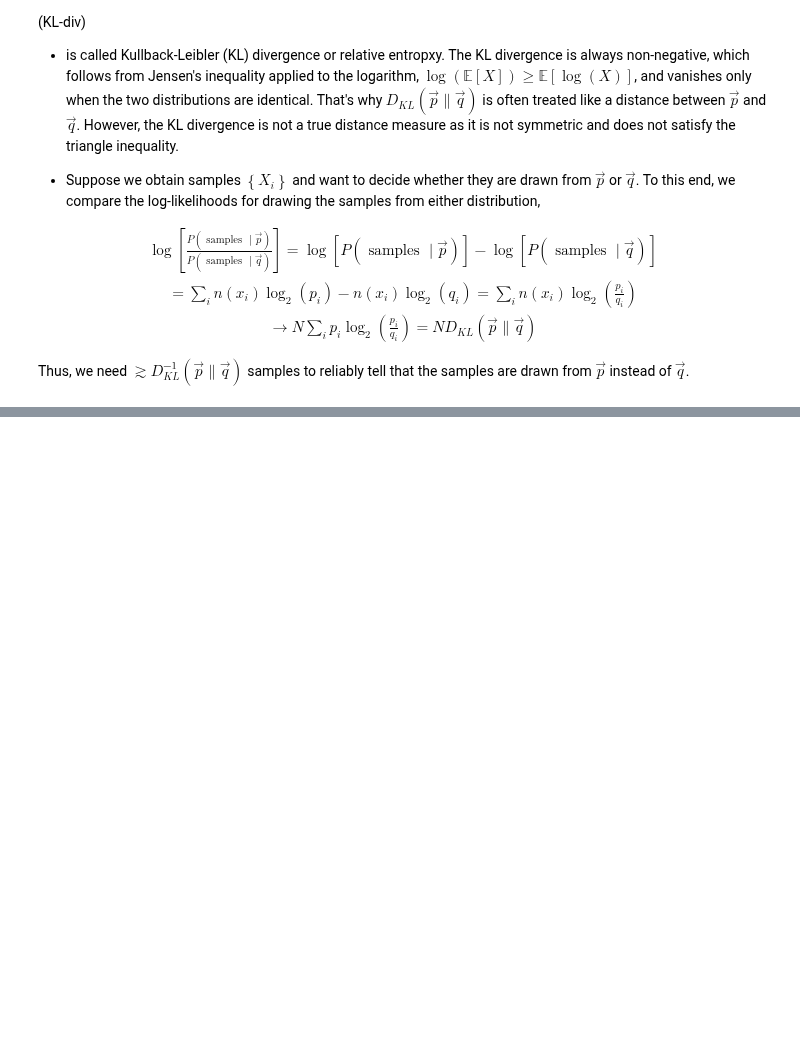
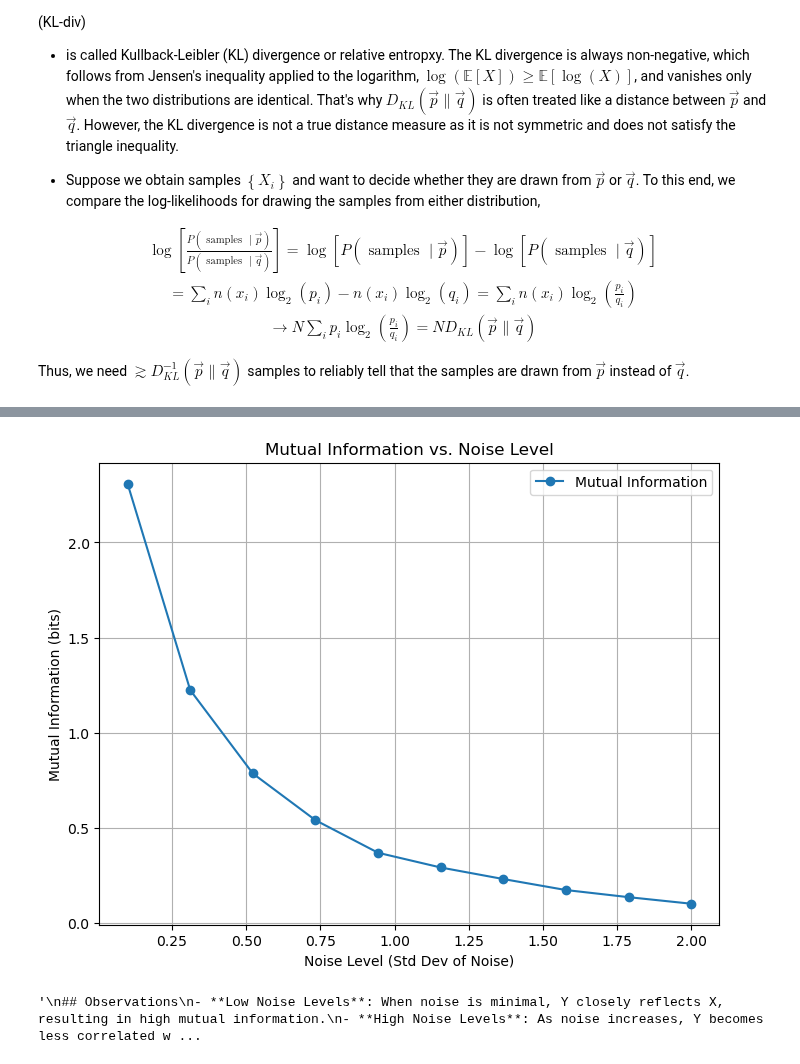
Before and after one commit to Hallatscheklab/StatPhys, a Jupyter notebook: _sources/Probability-Entropy/Shannon-entropy-2.ipynb, the cells around one changed output, grey strips where cells are left out. Cells and saved outputs as stored; diff of their text form; code cells hidden in the pictures; blank space fills up the shorter version.

```diff
--- a/_sources/Probability-Entropy/Shannon-entropy-2.ipynb
+++ b/_sources/Probability-Entropy/Shannon-entropy-2.ipynb
@@ -214,0 +297,59 @@ Thus, we need $\gtrsim D_{K L}^{-1}(\vec{p} \| \vec{q})$ samples to reliably tel
+# %%
+import numpy as np
+from sklearn.feature_selection import mutual_info_regression
+import matplotlib.pyplot as plt
+
+# Title and description of the notebook
+"""
+# Mutual Information Simulation
+
+This notebook demonstrates the concept of mutual information using a simple example. We examine how the mutual information between two variables changes as the noise level in their relationship increases.
+
+## Overview
+- **X**: Random variable drawn from a standard normal distribution.
+- **Y**: A noisy version of X.
+- **Goal**: Measure the mutual information between X and Y for various noise levels.
+
+## Libraries Used
+- `numpy`: For generating random data.
+- `sklearn.feature_selection`: For estimating mutual information.
+- `matplotlib`: For visualization.
+"""
+
+# Parameters
+n_samples = 10000  # Number of samples
+noise_levels = np.linspace(0.1, 2.0, 10)  # Different noise levels
+mutual_information = []
+
+# Simulation and mutual information calculation
+for noise in noise_levels:
+    # Generate X from a standard normal distribution
+    X = np.random.normal(0, 1, n_samples).reshape(-1, 1)
+    # Generate Y as a noisy version of X
+    Y = X + np.random.normal(0, noise, n_samples).reshape(-1, 1)
+
+    # Estimate mutual information using sklearn's mutual_info_regression
+    mi = mutual_info_regression(X, Y.ravel(), random_state=42)[0]
+    mutual_information.append(mi)
+
+# Visualization
+plt.figure(figsize=(8, 6))
+plt.plot(noise_levels, mutual_information, marker='o', linestyle='-', label="Mutual Information")
+plt.title("Mutual Information vs. Noise Level")
+plt.xlabel("Noise Level (Std Dev of Noise)")
+plt.ylabel("Mutual Information (bits)")
+plt.grid(True)
+plt.legend()
+plt.show()
+
+"""
+## Observations
+- **Low Noise Levels**: When noise is minimal, Y closely reflects X, resulting in high mutual information.
+- **High Noise Levels**: As noise increases, Y becomes less correlated with X, reducing mutual information.
+
+## Conclusion
+This simulation demonstrates how mutual information quantifies the dependence between two variables and highlights its sensitivity to noise.
+"""
+# %% [output]
+[figure, added]
+'\n## Observations\n- **Low Noise Levels**: When noise is minimal, Y closely reflects X, resulting in high mutual information.\n- **High Noise Levels**: As noise increases, Y becomes less correlated w ...
```
Also changed, not shown: parts of 4 cells of this notebook, 5 other files.
